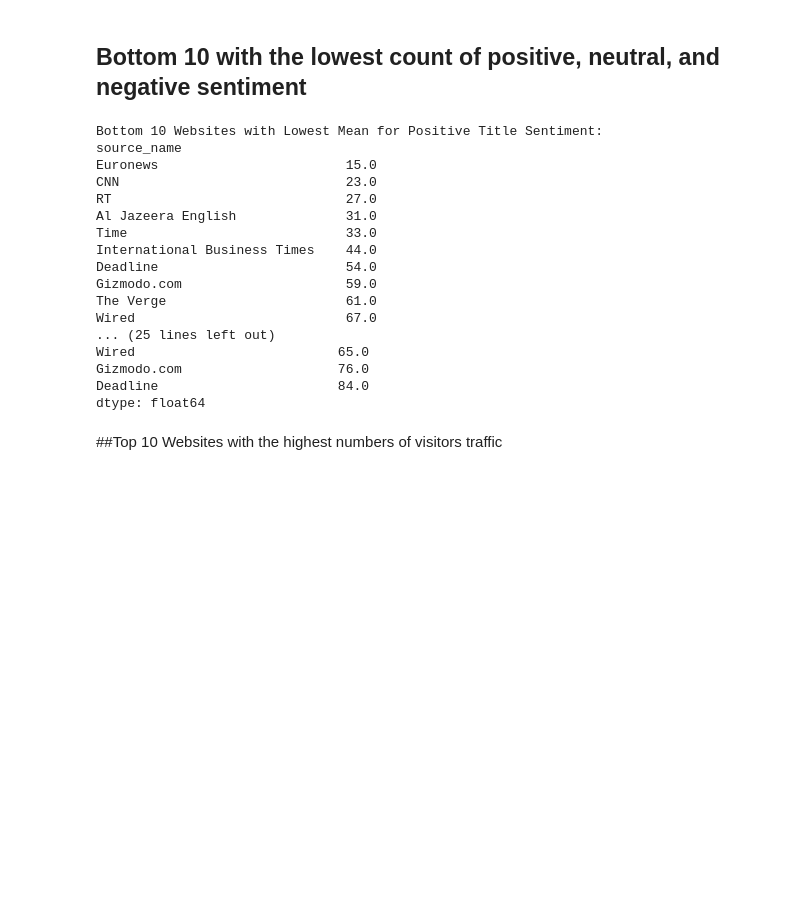
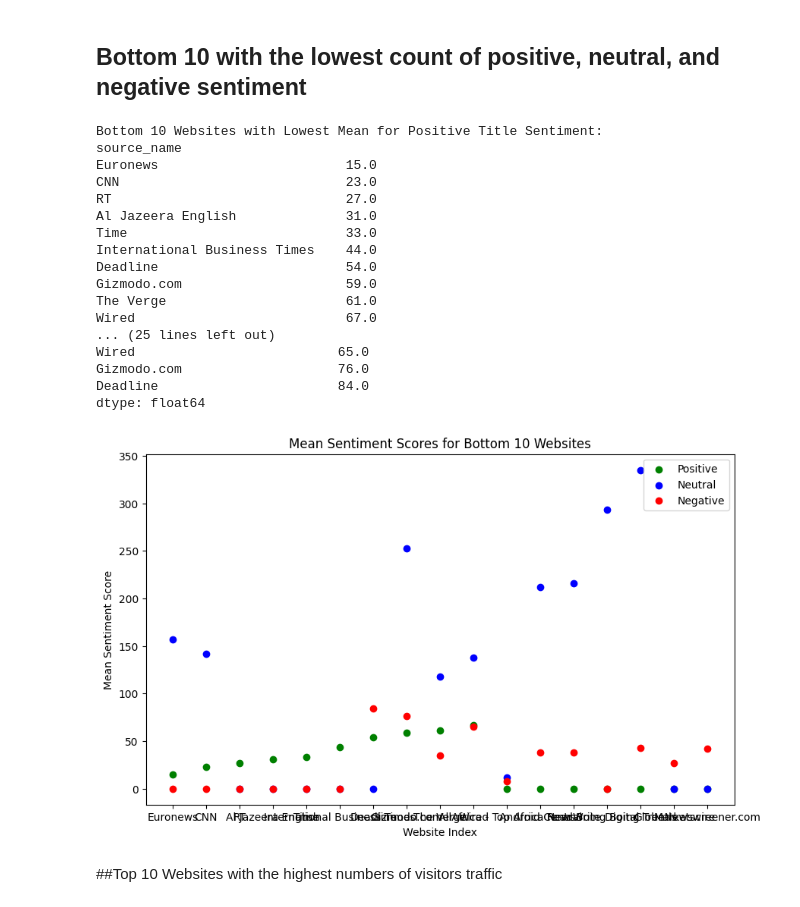
Before and after one commit to teddycheru/news_correlation_10ac_week0, a Jupyter notebook: notebooks/parse_news_data.ipynb, the cells around one changed output. Saved outputs shown, nothing was run; the diff lists cells and outputs as text; code cells hidden in the pictures; blank space fills up the shorter version.

```diff
--- a/notebooks/parse_news_data.ipynb
+++ b/notebooks/parse_news_data.ipynb
@@ -214,34 +228,61 @@ bottom_negative_websites = mean_statistics.loc[(slice(None), 'Negative')].nsmall
 # Print the bottom 10 websites based on mean for positive title sentiment
 print("Bottom 10 Websites with Lowest Mean for Positive Title Sentiment:")
 print(bottom_positive_websites)
 print()
 
 # Print the bottom 10 websites based on mean for neutral title sentiment
-print("Bottom 10 Websites with Lowest Mean for Neutral Title Sentiment:") s
+print("Bottom 10 Websites with Lowest Mean for Neutral Title Sentiment:")
 print(bottom_neutral_websites)
 print()
 
 # Print the bottom 10 websites based on mean for negative title sentiment
 print("Bottom 10 Websites with Lowest Mean for Negative Title Sentiment:")
 print(bottom_negative_websites)
+
+# Convert each Series to a DataFrame and rename the column
+bottom_positive_websites_df = bottom_positive_websites.to_frame(name='Positive')
+bottom_neutral_websites_df = bottom_neutral_websites.to_frame(name='Neutral')
+bottom_negative_websites_df = bottom_negative_websites.to_frame(name='Negative')
+
+# Combine the data into a single DataFrame
+combined_data = pd.concat([
+    bottom_positive_websites_df,
+    bottom_neutral_websites_df,
+    bottom_negative_websites_df
+], axis=1)
+
+# Fill NaN values with 0 (assuming you want to plot these as well)
+combined_data.fillna(0, inplace=True)
+
+# Plotting
+plt.figure(figsize=(10, 6)) # Adjust the figure size as needed
+plt.scatter(combined_data.index, combined_data['Positive'], color='green', label='Positive')
+plt.scatter(combined_data.index, combined_data['Neutral'], color='blue', label='Neutral')
+plt.scatter(combined_data.index, combined_data['Negative'], color='red', label='Negative')
+plt.xlabel('Website Index')
+plt.ylabel('Mean Sentiment Score')
+plt.title('Mean Sentiment Scores for Bottom 10 Websites')
+plt.legend()
+plt.show()
 # %% [output]
 Bottom 10 Websites with Lowest Mean for Positive Title Sentiment:
 source_name
 Euronews                        15.0
 CNN                             23.0
 RT                              27.0
 Al Jazeera English              31.0
 Time                            33.0
 International Business Times    44.0
 Deadline                        54.0
 Gizmodo.com                     59.0
 The Verge                       61.0
 Wired                           67.0
 ... (25 lines left out)
 Wired                          65.0
 Gizmodo.com                    76.0
 Deadline                       84.0
 dtype: float64
+[figure, added]
 # %% [markdown]
 ##Top 10 Websites with the highest numbers of visitors traffic
 # %%
```
Also changed, not shown: parts of 3 cells of this notebook.
